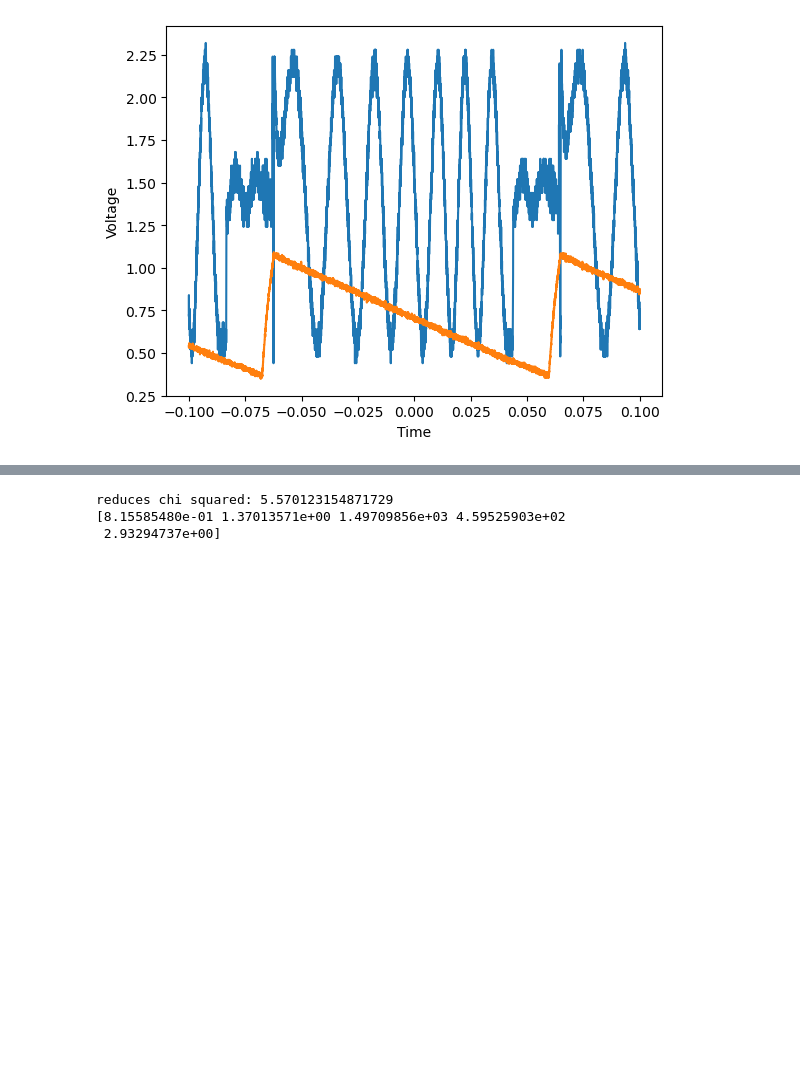
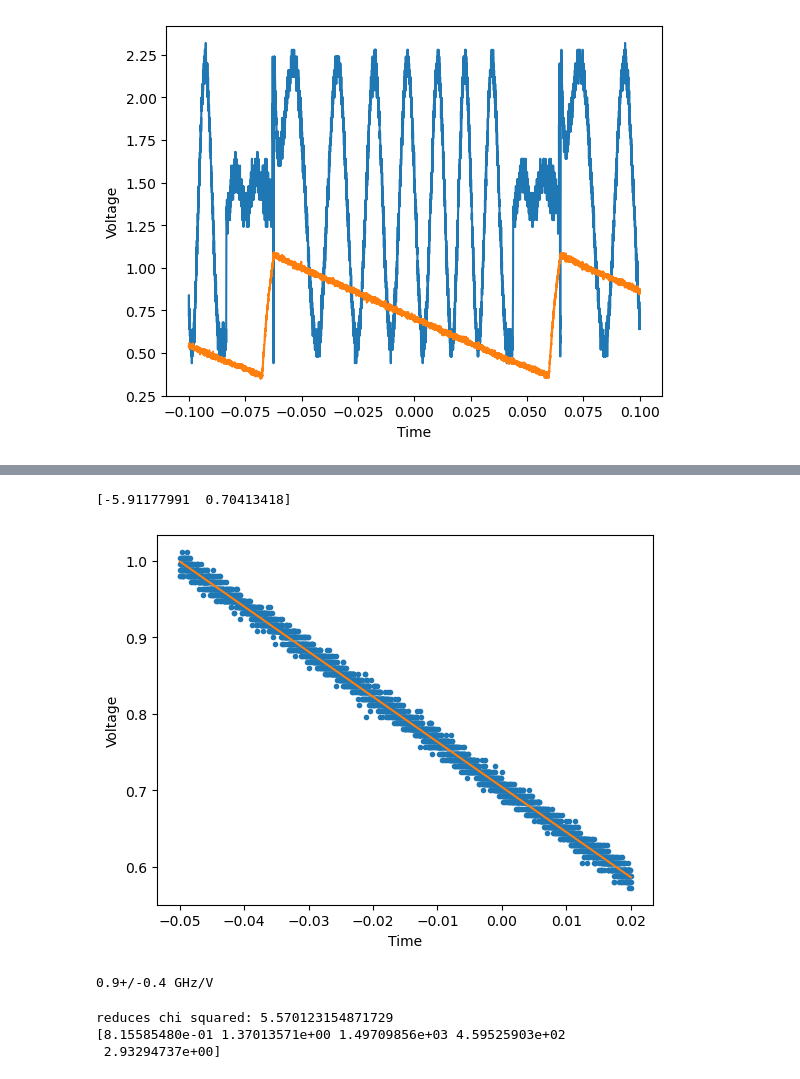
Before and after one commit to LaraTatli18/doppler-free-laser-spectroscopy, a Jupyter notebook: Calibrate.ipynb, the cells around one changed output, grey strips where cells are left out. Cells and saved outputs as stored; diff of their text form; code cells hidden in the pictures; blank space fills up the shorter version.

```diff
--- a/Calibrate.ipynb
+++ b/Calibrate.ipynb
@@ -186 +188,49 @@ reduces chi squared: 247.27745363598555
+# %%
+#straight line fit on the channel 1 voltage to find the change in voltage across that period
+
+def linear(time, gradient, intecepet):
+	return gradient*time+intecepet
+
+ch1_errs=np.full(trunc_voltage_ch1.size,ch1_err)
+
+popt,pcov=curve_fit(
+	f=linear,
+	xdata=trunc_time_ch1,
+	ydata=trunc_voltage_ch1,
+	p0=(-6,0.7),
+	sigma=ch1_errs,
+	absolute_sigma=True
+)
+
+print(popt)
+
+voltage_fit_ch1=linear(trunc_time_ch1,*popt)
+
+Vgrad,Vintecept=uncertainties.correlated_values(popt,pcov)
+
+plt.scatter(trunc_time_ch1, trunc_voltage_ch1,marker='.')
+plt.plot(trunc_time_ch1, voltage_fit_ch1,color='C1')
+
+plt.xlabel('Time')
+plt.ylabel('Voltage')
+
+plt.show()
+# %% [output]
+[-5.91177991  0.70413418]
+[figure, added]
+# %%
+#calculate the ratio between freaquency and voltage
+
+#these are fake values
+L1=ufloat(0,0.1)
+L2=ufloat(0.3,0.1)
+
+FVratio=(const.c)/(4*np.pi*(L1-L2)*Vgrad*period)
+
+print(FVratio*10**(-9),"GHz/V")
+
+def frequency(voltage):
+	return FVratio*(voltage)+const.c/(780*10**(-9))
+# %% [output]
+0.9+/-0.4 GHz/V
 # %%
```
Also changed, not shown: parts of 11 cells of this notebook.
